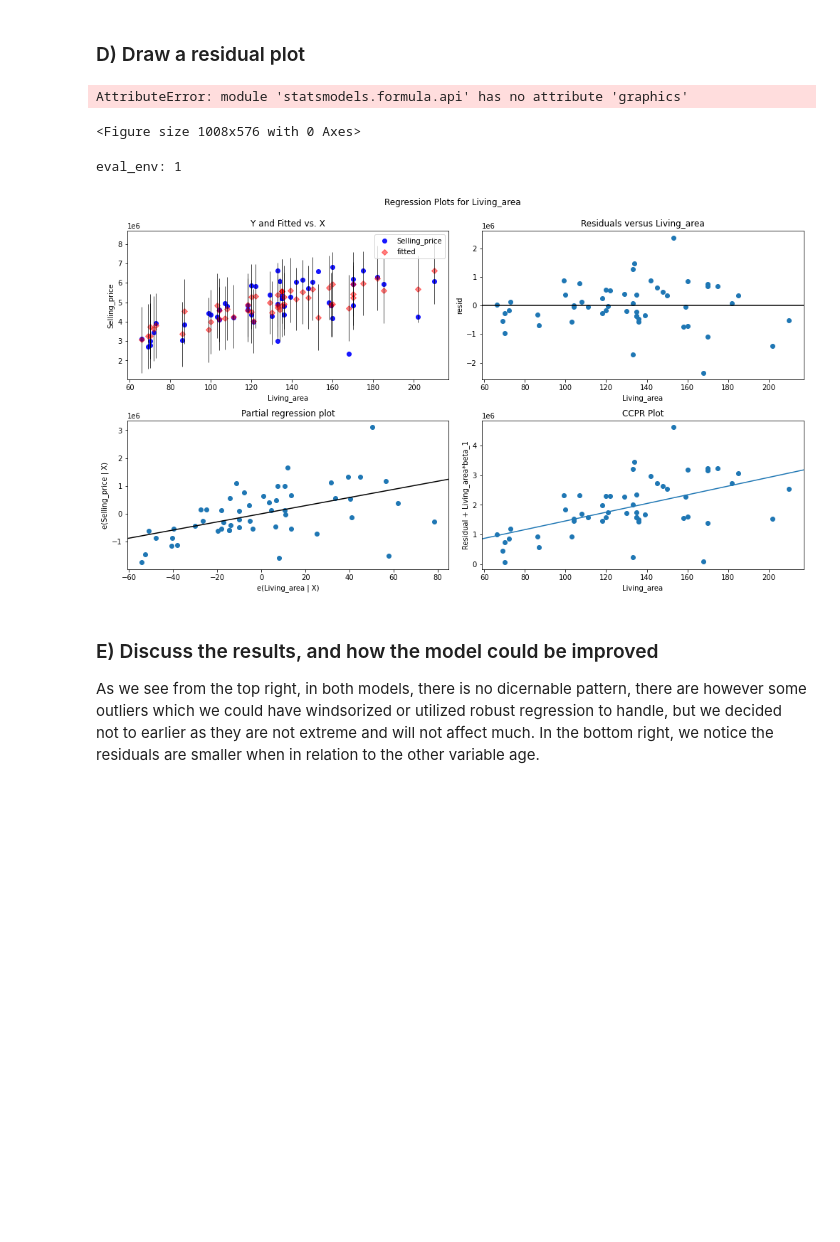
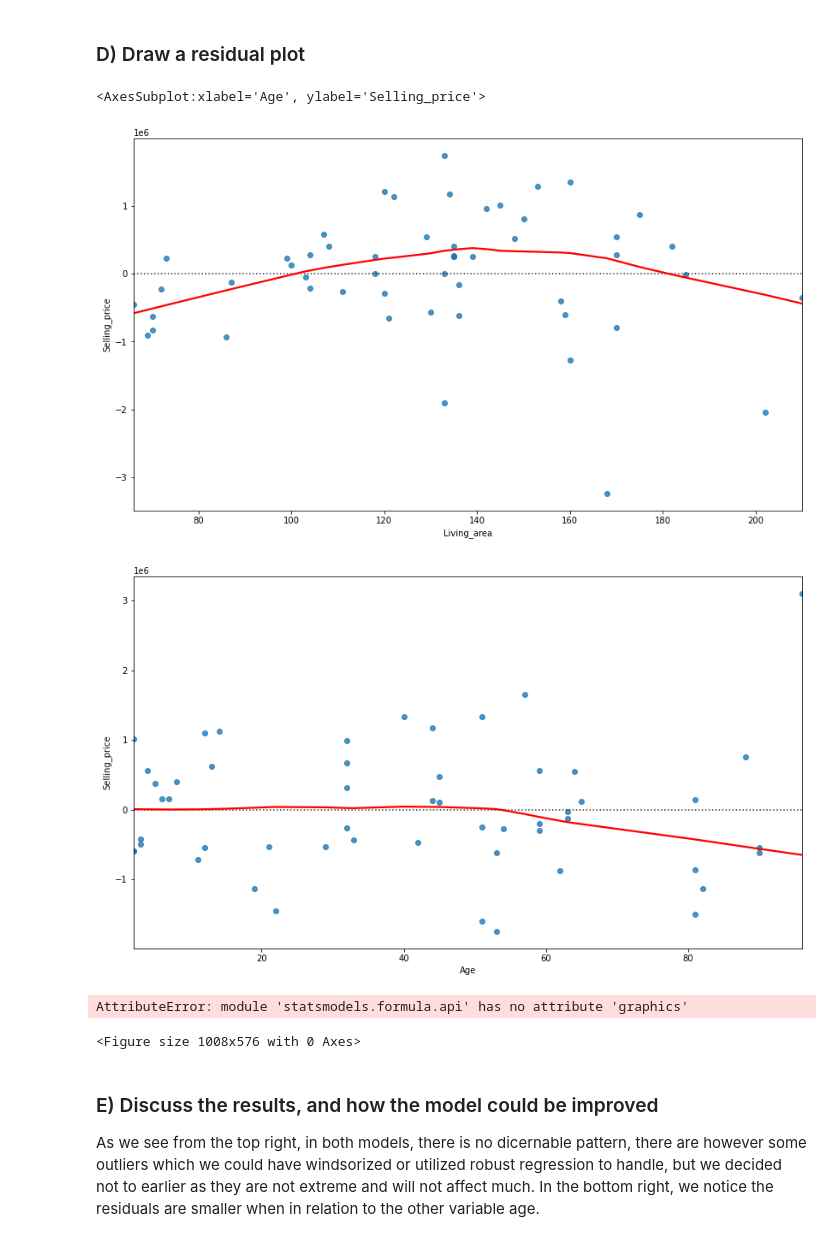
Before and after one commit to JohanBirger/DAT405, a Jupyter notebook: Assignment2.ipynb, the cells around one changed output. Saved outputs shown, nothing was run; the diff lists cells and outputs as text; code cells hidden in the pictures; blank space fills up the shorter version.

Commit message:
residualplot fixed, statsmodel shat itself

```diff
--- a/Assignment2.ipynb
+++ b/Assignment2.ipynb
@@ -181,17 +181,21 @@ p_sellingprice
 ### D) Draw a residual plot
 # %%
 fig = plt.figure(figsize=(14, 8))
-# creating regression plots
-fig = sm.graphics.plot_regress_exog(result,'Living_area',fig=fig)
+sns.residplot(data=data, x="Living_area", y="Selling_price", lowess=True, line_kws=dict(color="r"))
+fig = plt.figure(figsize=(14, 8))
+sns.residplot(data=data, x="Age", y="Selling_price", lowess=True, line_kws=dict(color="r"))
 # %% [output]
-AttributeError: module 'statsmodels.formula.api' has no attribute 'graphics'
+<AxesSubplot:xlabel='Age', ylabel='Selling_price'>
-<Figure size 1008x576 with 0 Axes>
+[figure, added]
+[figure, added]
 # %%
-# modify figure size
-fig = plt.figure(figsize=(14, 8))
+##Shit was beutiful, decided to shit itself and stop working. I blame statsmodels
 
-# creating regression plots
-fig = sm.graphics.plot_regress_exog(result2,'Living_area',fig=fig)
+#fig = plt.figure(figsize=(14, 8))
+#fig = sm.graphics.plot_regress_exog(result,'Living_area',fig=fig)
+
+#fig = plt.figure(figsize=(14, 8))
+#fig = sm.graphics.plot_regress_exog(result2,'Living_area',fig=fig)
 # %% [output]
-eval_env: 1
+AttributeError: module 'statsmodels.formula.api' has no attribute 'graphics'
-[figure, removed]
+<Figure size 1008x576 with 0 Axes>
```
Also changed, not shown: parts of 4 cells of this notebook, 3 other files.
